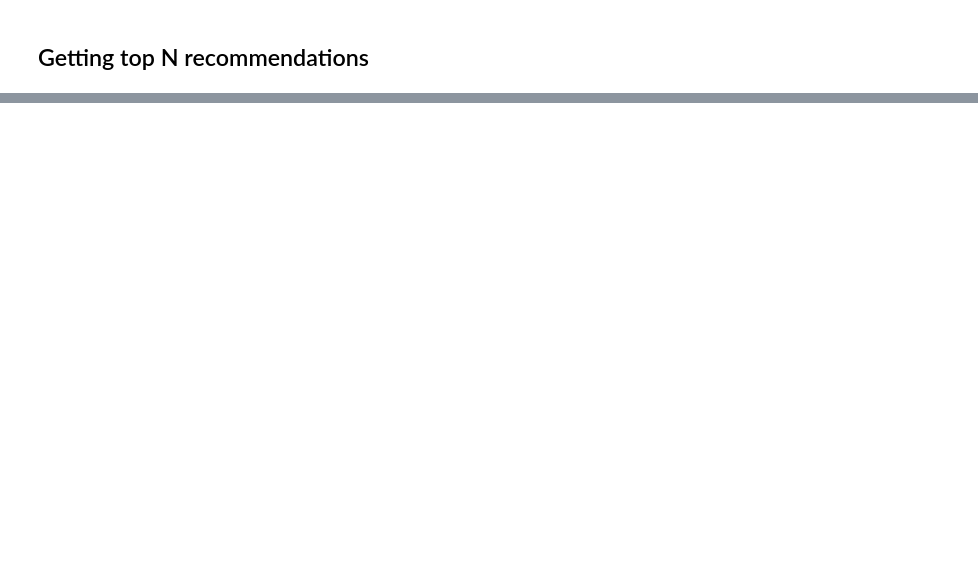
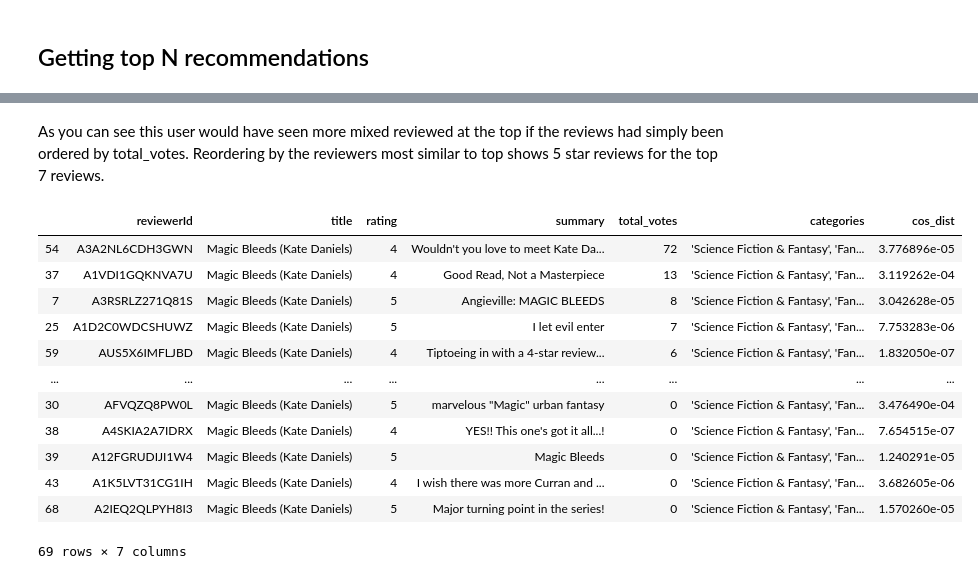
Before and after one commit to sangeethaveluru3/book-review-recommender, a Jupyter notebook: recommender_systems/baseline_only_rec_system.ipynb, the cells around one changed output, grey strips where cells are left out. Drawn from its saved outputs; the diff is of its cells as text; code cells hidden in the pictures; blank space fills up the shorter version.

```diff
--- a/recommender_systems/baseline_only_rec_system.ipynb
+++ b/recommender_systems/baseline_only_rec_system.ipynb
@@ -188,0 +182,2 @@ full_pred_df.loc[user,item]
+# %%
+top_10 = recommender_functions.get_top_10(pred_matrix_df, df)
@@ -189,2 +208,5 @@ full_pred_df.loc[user,item]
 # %% [markdown]
 ## Getting top N recommendations
+# %%
+#Remove the counter variable from recommender_functions script to remove the row counter output
+impact_df = recommender_functions.calculate_impact(top_10, df, pred_matrix_df)
@@ -192,0 +264,11 @@ full_pred_df.loc[user,item]
+# %%
+#Choose a random user
+user = random.choice(np.unique(impact_df.reviewerId))
+
+#Choose a random book from their top 10
+book = random.choice(np.unique(impact_df[impact_df.reviewerId == user].asin))
+
+#If book not in metadata, rerun. Remember that not all books have metadata and the functions need metadata to run
+assert book in np.array(metadata.asin)
+
+impact_df[(impact_df.reviewerId==user) & (impact_df.asin==book)]
@@ -192,0 +310,22 @@ full_pred_df.loc[user,item]
+# %%
+before, before_cat, after, after_cat = recommender_functions.review_reorder_example(
+    user, book, df, metadata, merged, impact_df, pred_matrix_df)
+# %% [markdown]
+As you can see this user would have seen more mixed reviewed at the top if the reviews had simply been ordered by total_votes. Reordering by the reviewers most similar to top shows 5 star reviews for the top 7 reviews.
+# %%
+#The order of the reviews before ordering according to user similarities
+before
+# %% [output]
+|  | reviewerId | title | rating | summary | total_votes | categories | cos_dist |
+| 54 | A3A2NL6CDH3GWN | Magic Bleeds (Kate Daniels) | 4 | Wouldn't you love to meet Kate Da... | 72 | 'Science Fiction & Fantasy', 'Fan... | 3.776896e-05 |
+| 37 | A1VDI1GQKNVA7U | Magic Bleeds (Kate Daniels) | 4 | Good Read, Not a Masterpiece | 13 | 'Science Fiction & Fantasy', 'Fan... | 3.119262e-04 |
+| 7 | A3RSRLZ271Q81S | Magic Bleeds (Kate Daniels) | 5 | Angieville: MAGIC BLEEDS | 8 | 'Science Fiction & Fantasy', 'Fan... | 3.042628e-05 |
+| 25 | A1D2C0WDCSHUWZ | Magic Bleeds (Kate Daniels) | 5 | I let evil enter | 7 | 'Science Fiction & Fantasy', 'Fan... | 7.753283e-06 |
+| 59 | AUS5X6IMFLJBD | Magic Bleeds (Kate Daniels) | 4 | Tiptoeing in with a 4-star review... | 6 | 'Science Fiction & Fantasy', 'Fan... | 1.832050e-07 |
+| ... | ... | ... | ... | ... | ... | ... | ... |
+| 30 | AFVQZQ8PW0L | Magic Bleeds (Kate Daniels) | 5 | marvelous "Magic" urban fantasy | 0 | 'Science Fiction & Fantasy', 'Fan... | 3.476490e-04 |
+| 38 | A4SKIA2A7IDRX | Magic Bleeds (Kate Daniels) | 4 | YES!! This one's got it all...! | 0 | 'Science Fiction & Fantasy', 'Fan... | 7.654515e-07 |
+| 39 | A12FGRUDIJI1W4 | Magic Bleeds (Kate Daniels) | 5 | Magic Bleeds | 0 | 'Science Fiction & Fantasy', 'Fan... | 1.240291e-05 |
+| 43 | A1K5LVT31CG1IH | Magic Bleeds (Kate Daniels) | 4 | I wish there was more Curran and ... | 0 | 'Science Fiction & Fantasy', 'Fan... | 3.682605e-06 |
+| 68 | A2IEQ2QLPYH8I3 | Magic Bleeds (Kate Daniels) | 5 | Major turning point in the series! | 0 | 'Science Fiction & Fantasy', 'Fan... | 1.570260e-05 |
+69 rows × 7 columns
```
Also changed, not shown: parts of 43 cells of this notebook, 5 other files.
